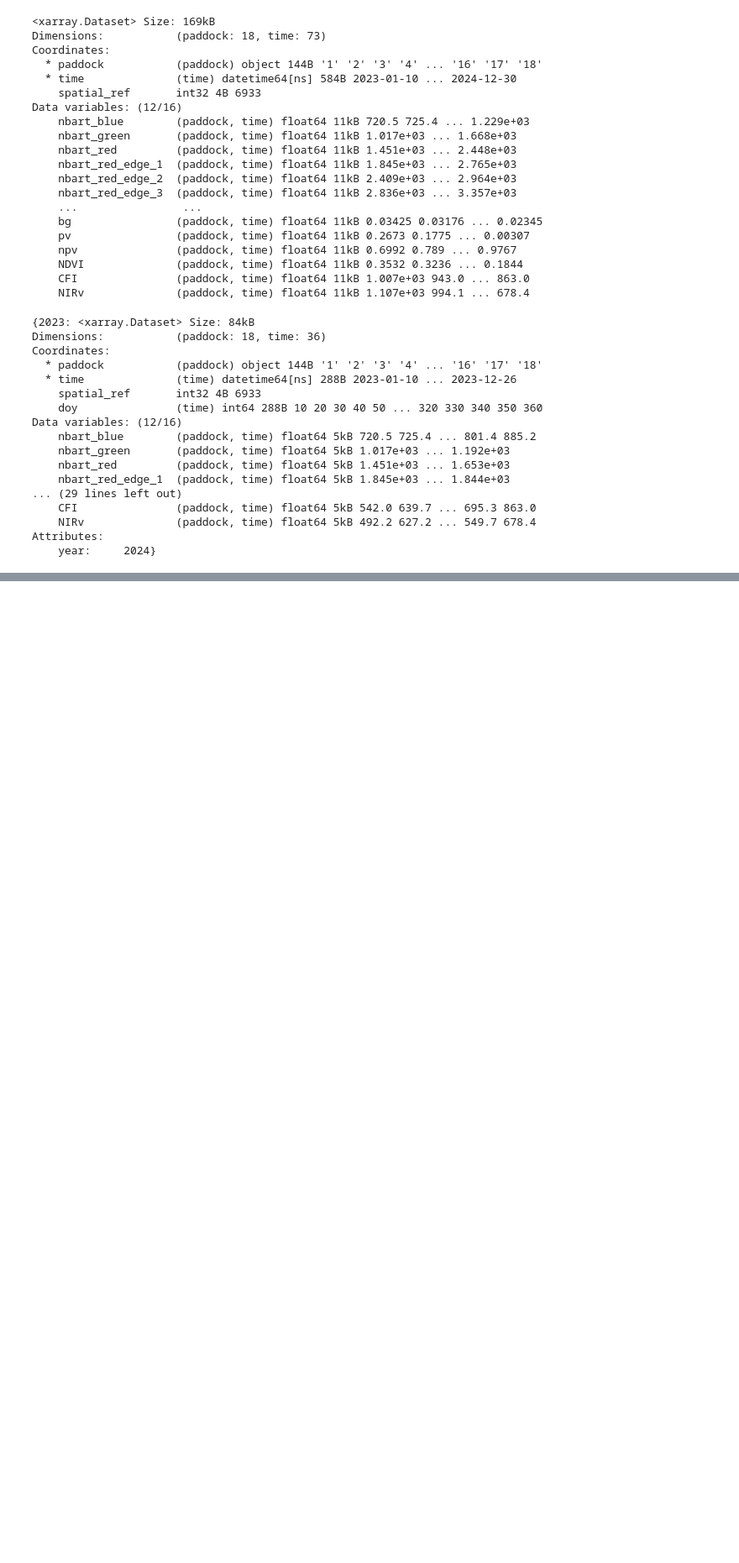
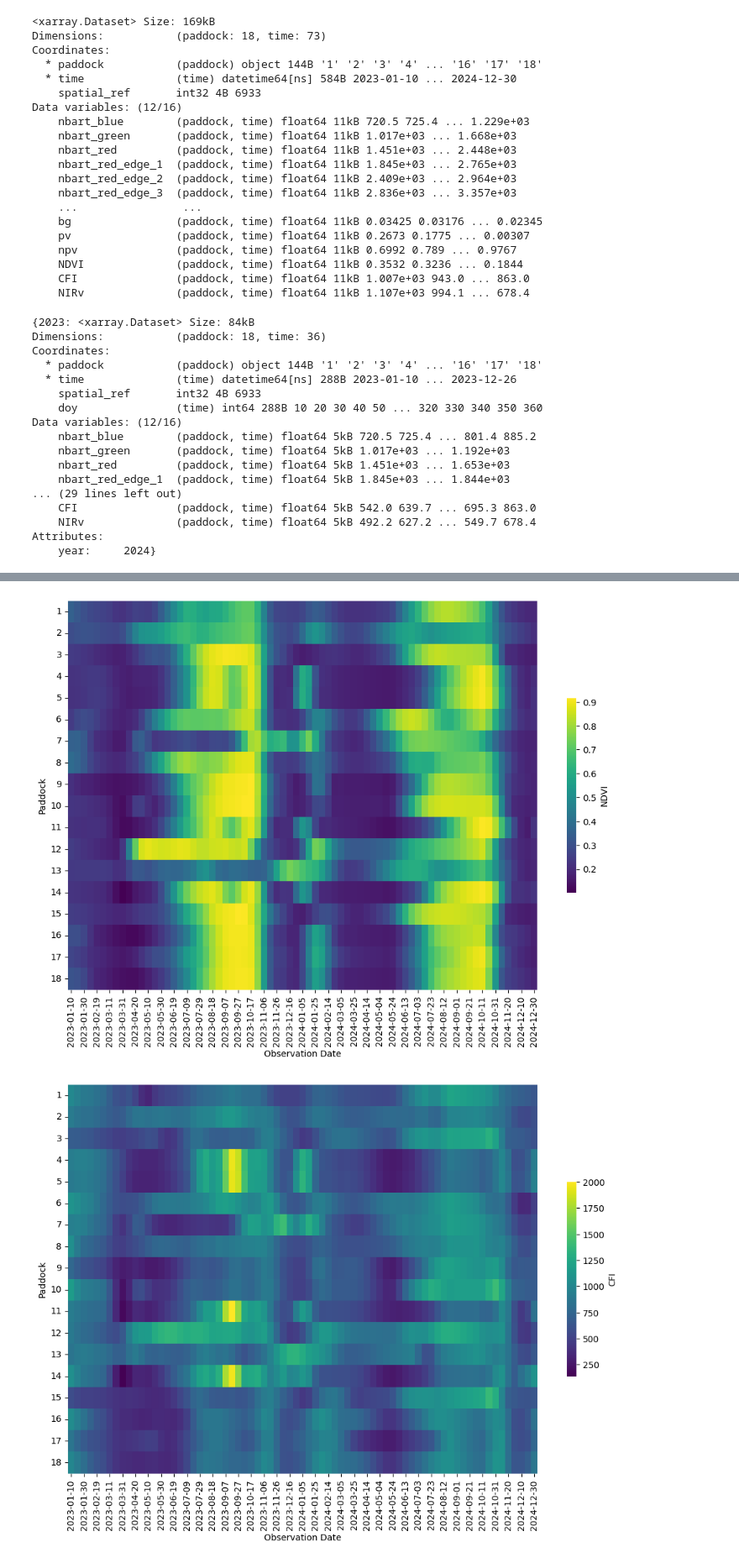
Before and after one commit to johnburley3000/PaddockTS, a Jupyter notebook: Notebooks/final_steps_paddockTS.ipynb, the cells around one changed output, grey strips where cells are left out. Shown at 84% size. Saved outputs shown, nothing was run; the diff lists cells and outputs as text; code cells hidden in the pictures; blank space fills up the shorter version.

```diff
--- a/Notebooks/final_steps_paddockTS.ipynb
+++ b/Notebooks/final_steps_paddockTS.ipynb
@@ -794,0 +1033,7 @@ plot_heatmap(ds_paddocks_resample_years[2023], 'CFI')
+# %%
+plot_heatmap(ds_paddocks, 'NDVI')
+plot_heatmap(ds_paddocks_resample, 'NDVI')
+# easy to predict which paddocks had canola
+#plot_heatmap(ds_paddocks_resample_years[2023], 'CFI')
+plot_heatmap(ds_paddocks_resample, 'CFI')
+# %% [output]
@@ -795 +1041,3 @@ plot_heatmap(ds_paddocks_resample_years[2023], 'CFI')
+[figure, added]
+[figure, added]
 # %%
```
Also changed, not shown: parts of 55 cells of this notebook.
